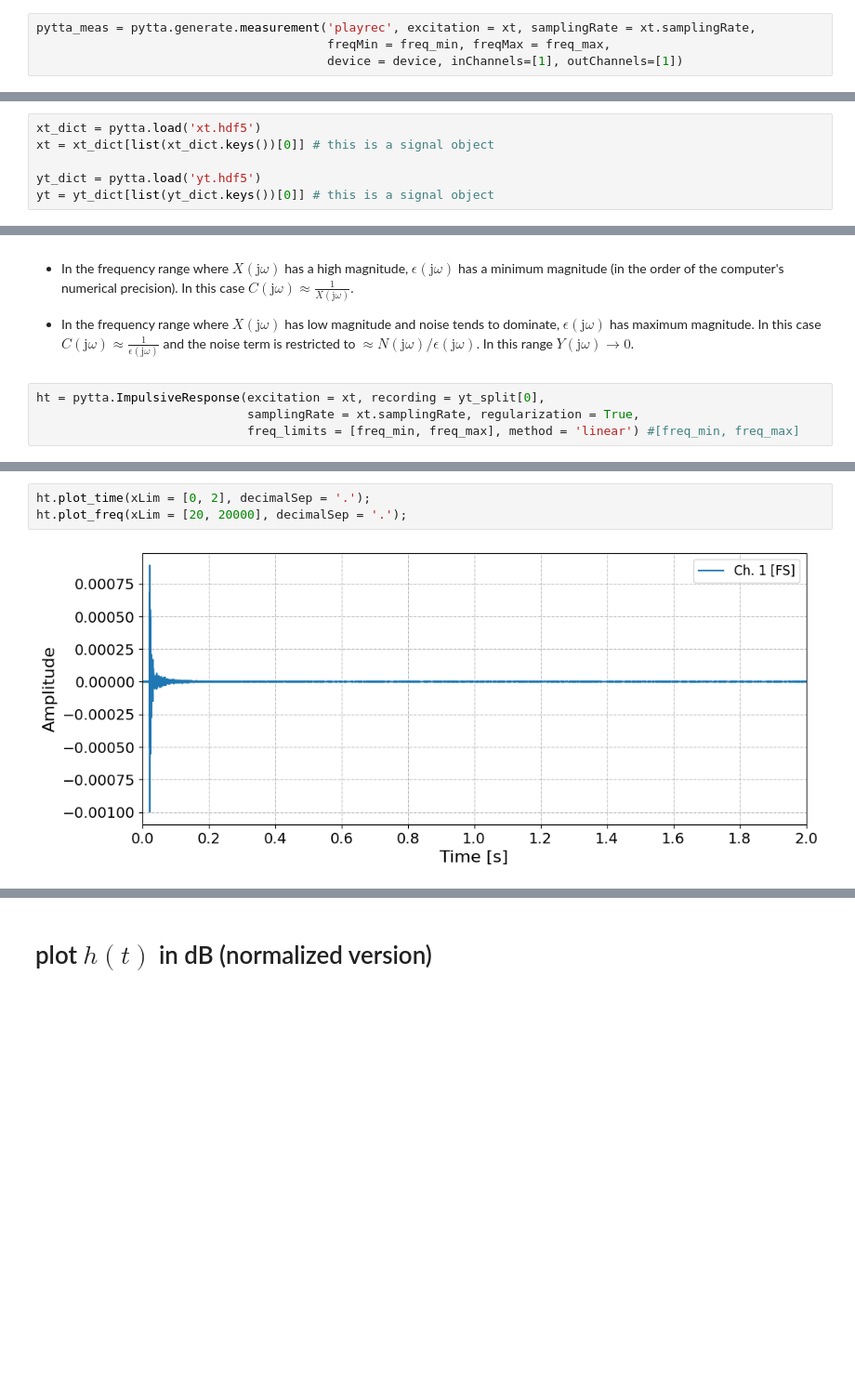
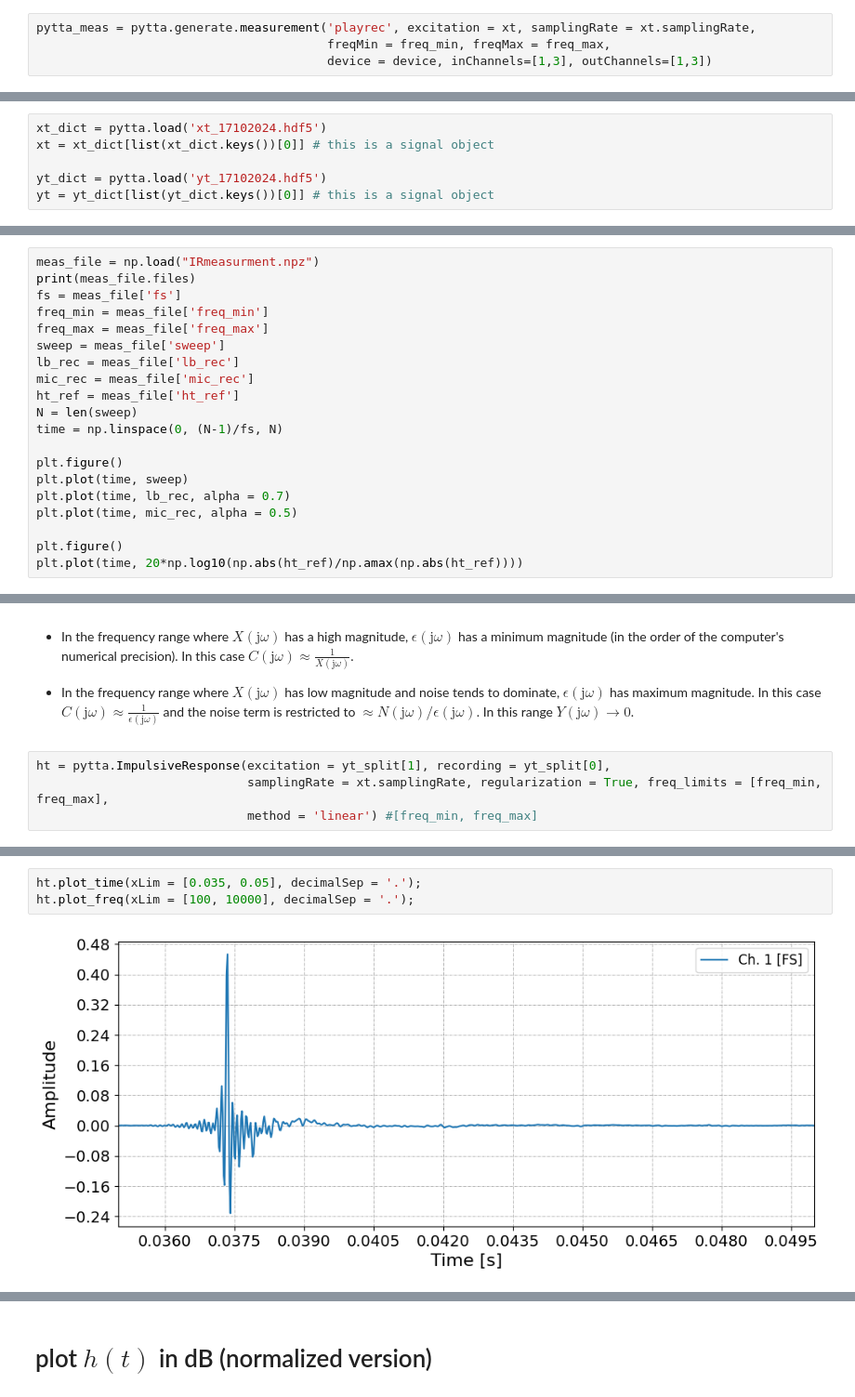
Before and after one commit to eric-brandao/PyTTa, a Jupyter notebook: examples/RoomIR_notebook_demo.ipynb, the cells around one changed output, grey strips where cells are left out. Shown at 93% size. Saved outputs shown, nothing was run; the diff lists cells and outputs as text; blank space fills up the shorter version.

```diff
--- a/examples/RoomIR_notebook_demo.ipynb
+++ b/examples/RoomIR_notebook_demo.ipynb
@@ -124,7 +129,7 @@ There are other measurement object types, so check the documentation.
 # %%
 pytta_meas = pytta.generate.measurement('playrec', excitation = xt, samplingRate = xt.samplingRate,
                                         freqMin = freq_min, freqMax = freq_max,
-                                        device = device, inChannels=[1], outChannels=[1])
+                                        device = device, inChannels=[1,3], outChannels=[1,3])
 # %% [markdown]
 # Execute the measurement
 
@@ -160,10 +166,10 @@ Saved inside the hdf5 file 1 PyTTa object of 1 object provided.
 # %% [markdown]
 # Loading Pytta objects
 # %%
-xt_dict = pytta.load('xt.hdf5')
+xt_dict = pytta.load('xt_17102024.hdf5')
 xt = xt_dict[list(xt_dict.keys())[0]] # this is a signal object
 
-yt_dict = pytta.load('yt.hdf5')
+yt_dict = pytta.load('yt_17102024.hdf5')
 yt = yt_dict[list(yt_dict.keys())[0]] # this is a signal object
 # %% [output]
 Imported 1 PyTTa object-like group of 1 group inside the hdf5 file.
@@ -170,0 +183,20 @@ Imported 1 PyTTa object-like group of 1 group inside the hdf5 file.
+# %%
+meas_file = np.load("IRmeasurment.npz")
+print(meas_file.files)
+fs = meas_file['fs']
+freq_min = meas_file['freq_min']
+freq_max = meas_file['freq_max']
+sweep = meas_file['sweep']
+lb_rec = meas_file['lb_rec']
+mic_rec = meas_file['mic_rec']
+ht_ref = meas_file['ht_ref']
+N = len(sweep)
+time = np.linspace(0, (N-1)/fs, N)
+
+plt.figure()
+plt.plot(time, sweep)
+plt.plot(time, lb_rec, alpha = 0.7)
+plt.plot(time, mic_rec, alpha = 0.5)
+
+plt.figure()
+plt.plot(time, 20*np.log10(np.abs(ht_ref)/np.amax(np.abs(ht_ref))))
@@ -219,9 +276,9 @@ and $\epsilon(\text{j}\omega)$ is a regularizing function [so we don't devide $Y
 
 - In the frequency range where $X(\text{j}\omega)$ has low magnitude and noise tends to dominate, $\epsilon(\text{j}\omega)$ has maximum magnitude. In this case $C(\text{j}\omega) \approx \frac{1}{\epsilon(\text{j}\omega)}$ and the noise term is restricted to $\approx N(\text{j}\omega)/\epsilon(\text{j}\omega)$. In this range $Y(\text{j}\omega) \rightarrow 0$.
 # %%
-ht = pytta.ImpulsiveResponse(excitation = xt, recording = yt_split[0],
-                             samplingRate = xt.samplingRate, regularization = True,
-                             freq_limits = [freq_min, freq_max], method = 'linear') #[freq_min, freq_max]
+ht = pytta.ImpulsiveResponse(excitation = yt_split[1], recording = yt_split[0],
+                             samplingRate = xt.samplingRate, regularization = True, freq_limits = [freq_min, freq_max],
+                             method = 'linear') #[freq_min, freq_max]
 # %%
 f_min = 100
 f_max = 10000
@@ -254,5 +311,5 @@ plt.tight_layout()
 # %%
-ht.plot_time(xLim = [0, 2], decimalSep = '.');
-ht.plot_freq(xLim = [20, 20000], decimalSep = '.');
+ht.plot_time(xLim = [0.035, 0.05], decimalSep = '.');
+ht.plot_freq(xLim = [100, 10000], decimalSep = '.');
 # %% [output]
-[figure, old version]
+[figure, new version]
```
Also changed, not shown: parts of 38 cells of this notebook, 9 other files.
